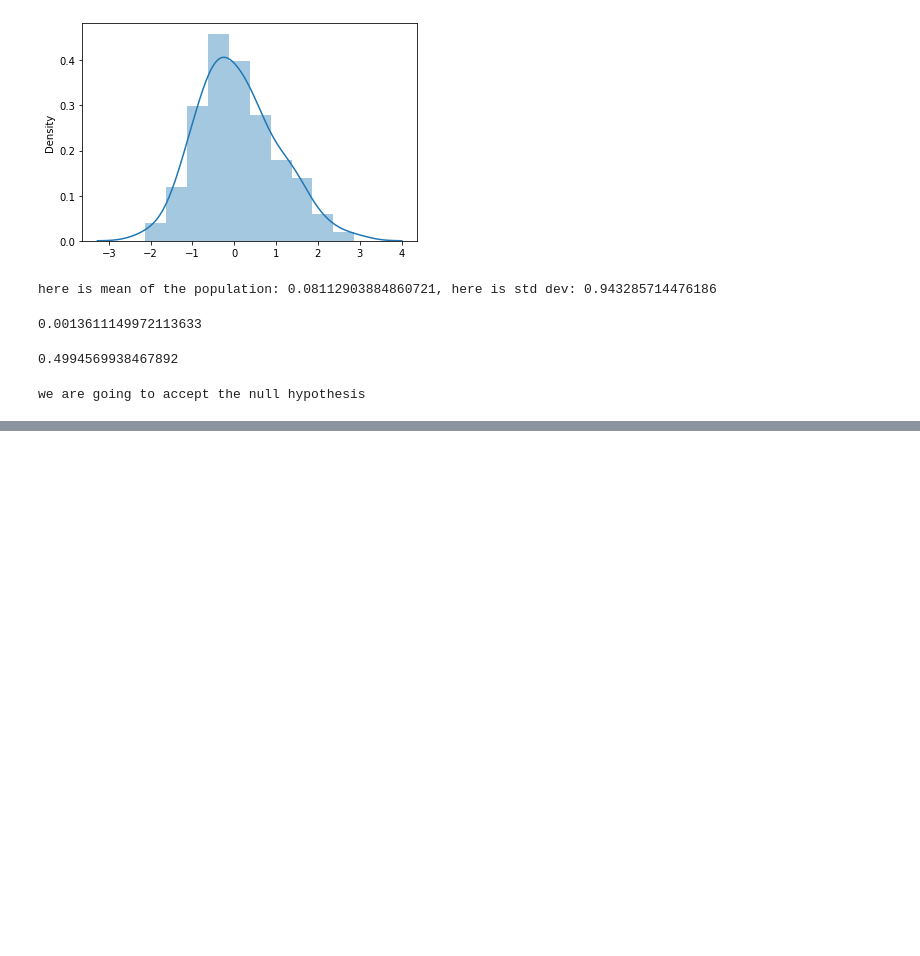
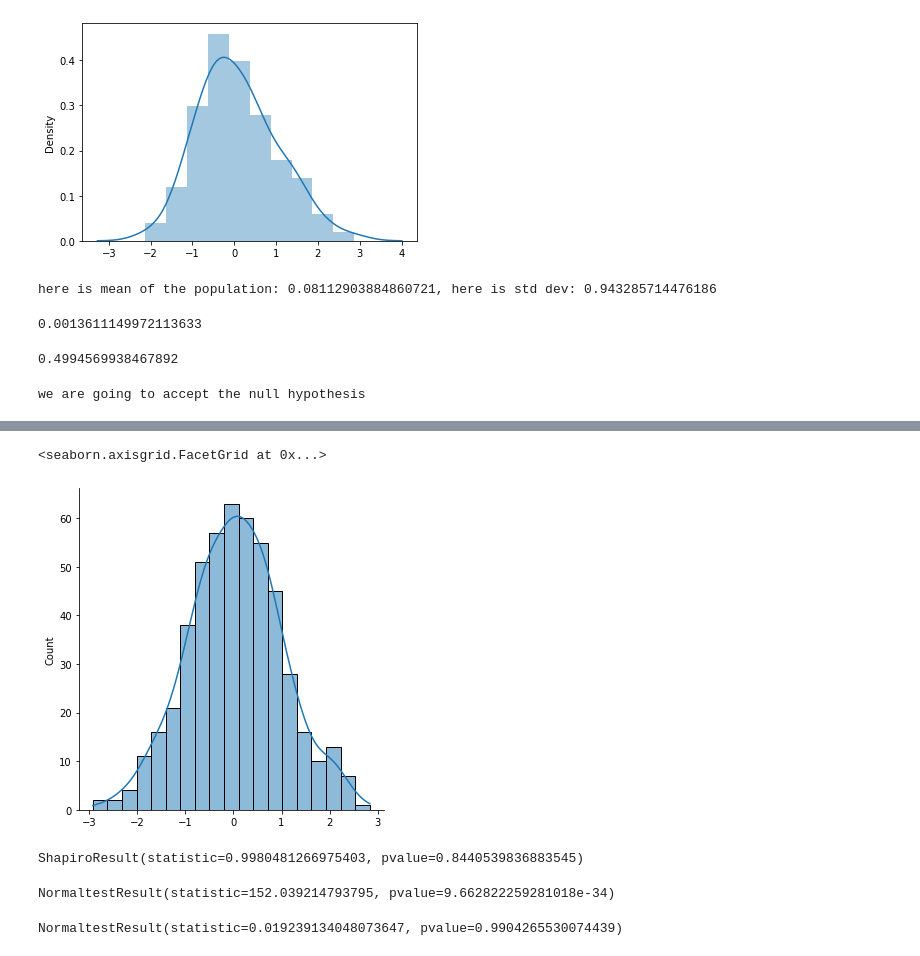
Before and after one commit to pappumahato/data_science, a Jupyter notebook: stats_eda/python_stats_2.ipynb, the cells around one changed output, grey strips where cells are left out. Saved outputs shown, nothing was run; the diff lists cells and outputs as text; code cells hidden in the pictures; blank space fills up the shorter version.

```diff
--- a/stats_eda/python_stats_2.ipynb
+++ b/stats_eda/python_stats_2.ipynb
@@ -303,0 +353,10 @@ we are going to accept the null hypothesis
+# %%
+sns.displot(mydata,kde=True)
+# %% [output]
+<seaborn.axisgrid.FacetGrid at 0x...>
+[figure, added]
+# %%
+result=stats.shapiro(mydata)
+result
+# %% [output]
+ShapiroResult(statistic=0.9980481266975403, pvalue=0.8440539836883545)
@@ -303,0 +370,8 @@ we are going to accept the null hypothesis
+# %%
+stats.normaltest(data['citric acid'])
+# %% [output]
+NormaltestResult(statistic=152.039214793795, pvalue=9.662822259281018e-34)
+# %%
+stats.normaltest(mydata)
+# %% [output]
+NormaltestResult(statistic=0.019239134048073647, pvalue=0.9904265530074439)
```
Also changed, not shown: parts of 76 cells of this notebook.
